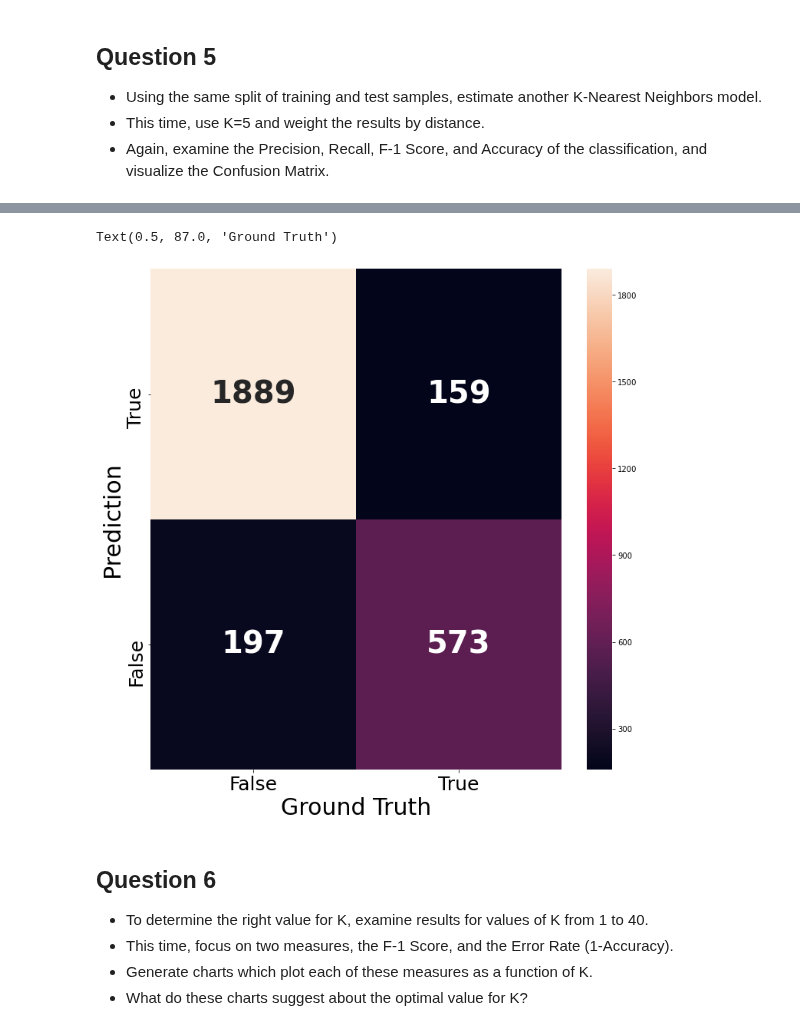
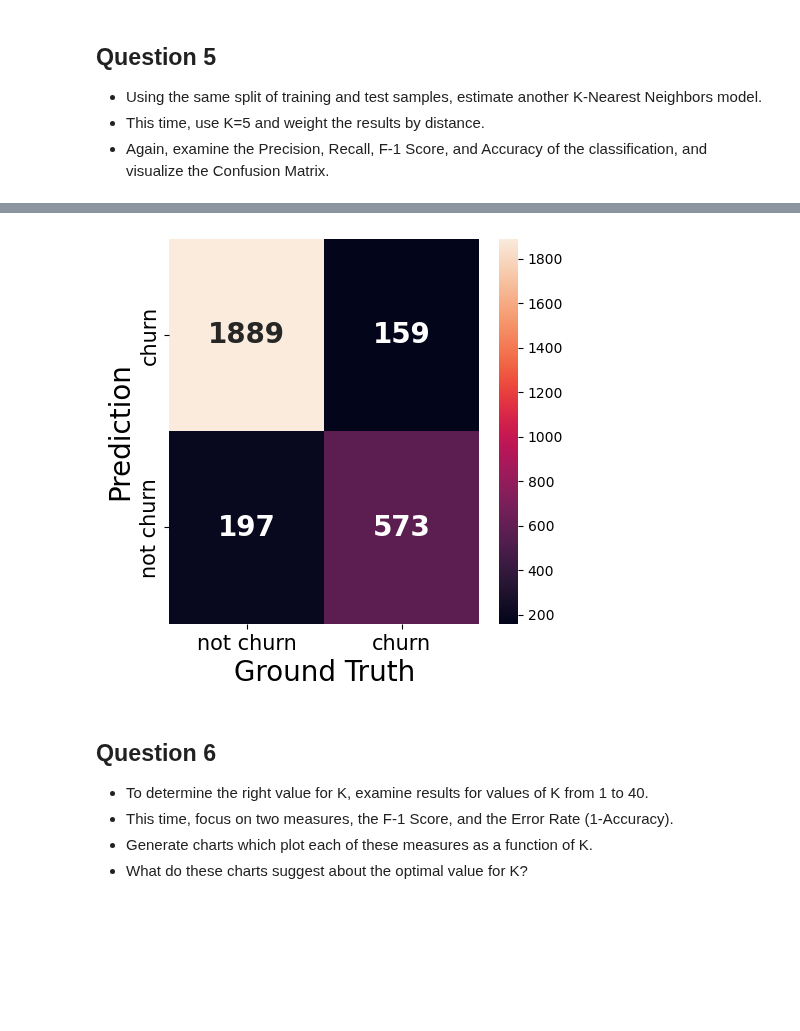
Before and after one commit to htetaunglynn94/coursera, a Jupyter notebook: ibm_ml_series/supervised_ml_classification/module_2/holab_1_KNN.ipynb, the cells around one changed output, grey strips where cells are left out. Drawn from its saved outputs; the diff is of its cells as text; code cells hidden in the pictures; blank space fills up the shorter version.

```diff
--- a/ibm_ml_series/supervised_ml_classification/module_2/holab_1_KNN.ipynb
+++ b/ibm_ml_series/supervised_ml_classification/module_2/holab_1_KNN.ipynb
@@ -133,3 +320,4 @@ lb, le = LabelBinarizer(), LabelEncoder()
 # %%
-for column in ordinal_variables:
-    df[column] = le.fit_transform(df[column])
+for col in ordinal_variables:
+    print(col)
+    df[col] = le.fit_transform(df[col])
@@ -141,3 +359,7 @@ df[ordinal_variables].astype('category').describe()
 | unique | 3 | 5 | 5 |
 | top | 0 | 2 | 0 |
 | freq | 3610 | 2665 | 2470 |
+# %%
+# Check unique values first
+for col in binary_variables:
+    print(col + ':', df[col].unique())
@@ -144,3 +385,4 @@ df[ordinal_variables].astype('category').describe()
 # %%
-for column in binary_variables:
-    df[column] = lb.fit_transform(df[column])
+for col in binary_variables:
+    df[col] = lb.fit_transform(df[col])
+df[binary_variables].head()
@@ -149,2 +406,4 @@ categorical_variables = list(set(categorical_variables) - set(ordinal_variables)
 # %%
-df = pd.get_dummies(df, columns = categorical_variables, drop_first=True)
+df = pd.get_dummies(data=df,
+                    columns=categorical_variables,
+                    drop_first=True)
@@ -280,17 +568,16 @@ Accuracy score:  0.87
 F1 Score:  0.76
 # %%
 # Plot confusion matrix
-_, ax = plt.subplots(figsize=(12,12))
-ax = sns.heatmap(confusion_matrix(y_test, y_pred), annot=True, fmt='d', annot_kws={"size": 40, "weight": "bold"})
-labels = ['False', 'True']
-ax.set_xticklabels(labels, fontsize=25);
-ax.set_yticklabels(labels[::-1], fontsize=25);
-ax.set_ylabel('Prediction', fontsize=30);
-ax.set_xlabel('Ground Truth', fontsize=30)
-### END SOLUTION
+_, ax = plt.subplots(figsize=(5,5))
+ax = sns.heatmap(confusion_matrix(y_test, y_pred), annot=True, fmt='d', annot_kws={"size": 20, "weight": "bold"})
+labels = ['not churn', 'churn']
+ax.set_xticklabels(labels, fontsize=15);
+ax.set_yticklabels(labels[::-1], fontsize=15);
+ax.set_ylabel('Prediction', fontsize=20);
+ax.set_xlabel('Ground Truth', fontsize=20)
+plt.show()
 # %% [output]
-Text(0.5, 87.0, 'Ground Truth')
-[figure, old version]
+[figure, new version]
 # %% [markdown]
 ## Question 6
 * To determine the right value for K, examine results for values of K from 1 to 40.
```
Also changed, not shown: parts of 45 cells of this notebook.
